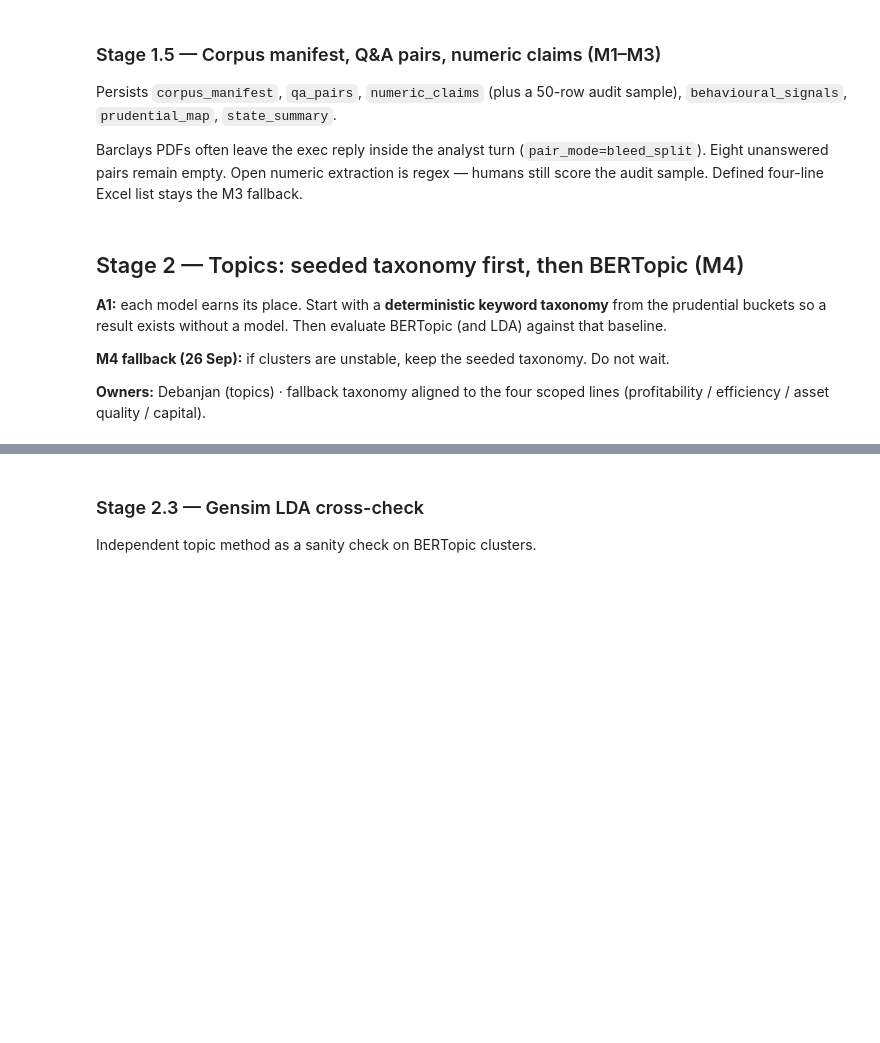
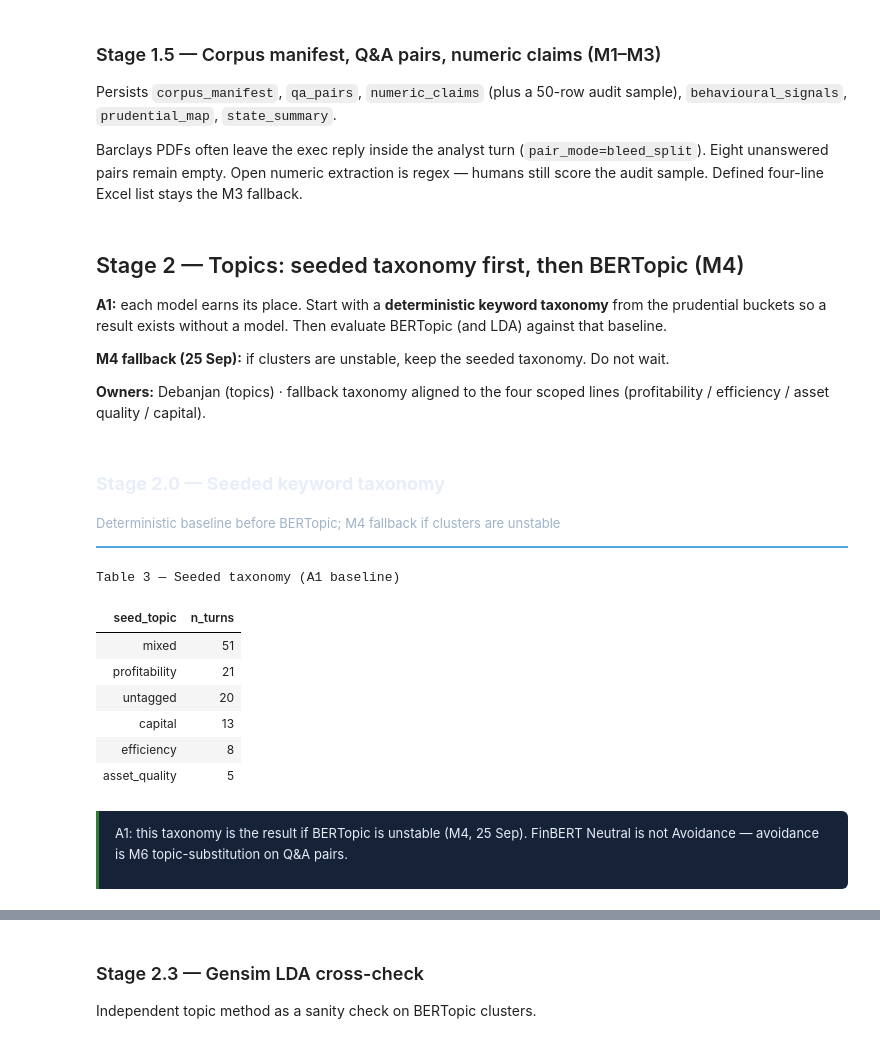
Before and after one commit to susanavenda/boe-earnings-insights, a Jupyter notebook: notebooks/boe_earnings_insights.ipynb, the cells around one changed output, grey strips where cells are left out. Cells and saved outputs as stored; diff of their text form; code cells hidden in the pictures; blank space fills up the shorter version.

```diff
--- a/notebooks/boe_earnings_insights.ipynb
+++ b/notebooks/boe_earnings_insights.ipynb
@@ -743,39 +744,51 @@ insight(
 
 **A1:** each model earns its place. Start with a **deterministic keyword taxonomy** from the prudential buckets so a result exists without a model. Then evaluate BERTopic (and LDA) against that baseline.
 
-**M4 fallback (26 Sep):** if clusters are unstable, keep the seeded taxonomy. Do not wait.
+**M4 fallback (25 Sep):** if clusters are unstable, keep the seeded taxonomy. Do not wait.
 
 **Owners:** Debanjan (topics) · fallback taxonomy aligned to the four scoped lines (profitability / efficiency / asset quality / capital).
 # %%
 corpus_df = _df('corpus_analyst', corpus_df if 'corpus_df' in dir() else None)
 ## @title 2.0 Seeded prudential taxonomy (A1 baseline, M4 fallback)
 section_header('Stage 2.0 — Seeded keyword taxonomy', 'Deterministic baseline before BERTopic; M4 fallback if clusters are unstable')
 
 # Four scoped lines (M3 defined list). This is the baseline that exists without a model.
 SEED_TAXONOMY = {
     'profitability': ['revenue', 'total income', 'income', 'nii', 'fee income', 'top line', 'hibor'],
     'efficiency': ['cost', 'costs', 'expenses', 'cost/income', 'efficiency', 'opex'],
     'asset_quality': ['impairment', 'ecl', 'loan loss', 'credit loss', 'npl', 'provisions', 'credit risk', 'cost of risk'],
     'capital': ['cet1', 'capital ratio', 'capital', 'rwa', 'tier 1', 'leverage'],
 }
 
 def seed_label(text):
     t = str(text).lower()
     hits = [bucket for bucket, keys in SEED_TAXONOMY.items() if any(k in t for k in keys)]
     if not hits:
         return 'untagged'
     return hits[0] if len(hits) == 1 else 'mixed'
 
 corpus_df['seed_topic'] = corpus_df['text'].map(seed_label)
 _save('corpus_analyst', corpus_df)
 
 seed_counts = corpus_df['seed_topic'].value_counts()
 display_table(seed_counts.rename('n_turns').reset_index().rename(columns={'index': 'seed_topic'}), title='Seeded taxonomy (A1 baseline)')
 insight(
-    'A1: this taxonomy is the result if BERTopic is unstable (M4, 26 Sep). '
+    'A1: this taxonomy is the result if BERTopic is unstable (M4, 25 Sep). '
     'FinBERT Neutral is not Avoidance — avoidance is M6 topic-substitution on Q&A pairs.',
     kind='key',
 )
+# %% [output]
+Stage 2.0 — Seeded keyword taxonomy
+Deterministic baseline before BERTopic; M4 fallback if clusters are unstable
+Table 3 — Seeded taxonomy (A1 baseline)
+| seed_topic | n_turns |
+| mixed | 51 |
+| profitability | 21 |
+| untagged | 20 |
+| capital | 13 |
+| efficiency | 8 |
+| asset_quality | 5 |
+A1: this taxonomy is the result if BERTopic is unstable (M4, 25 Sep). FinBERT Neutral is not Avoidance — avoidance is M6 topic-substitution on Q&A pairs.
 # %%
 corpus_df = _df('corpus_analyst', corpus_df if 'corpus_df' in dir() else None)
 ## @title 2.1 Fit BERTopic
```
Also changed, not shown: parts of 27 cells of this notebook, 1 other file.
